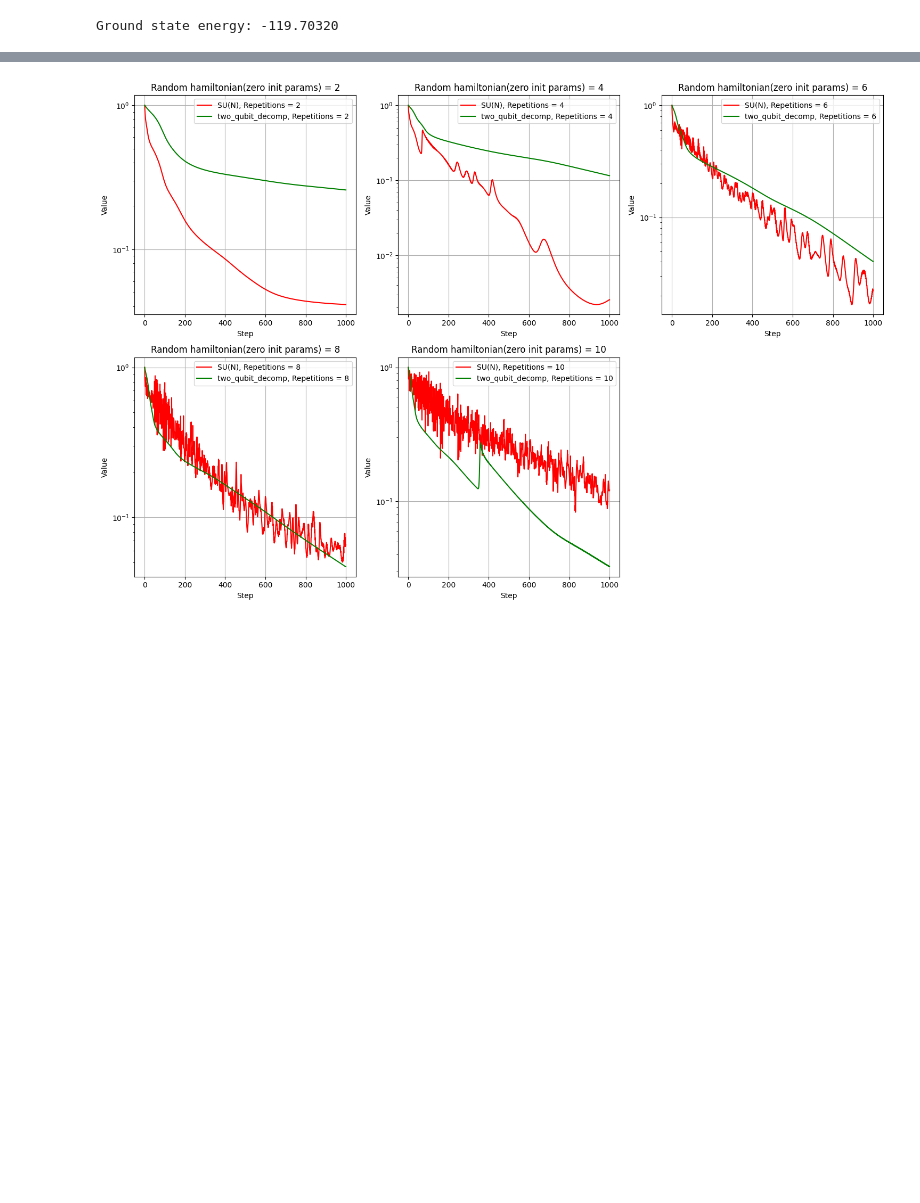
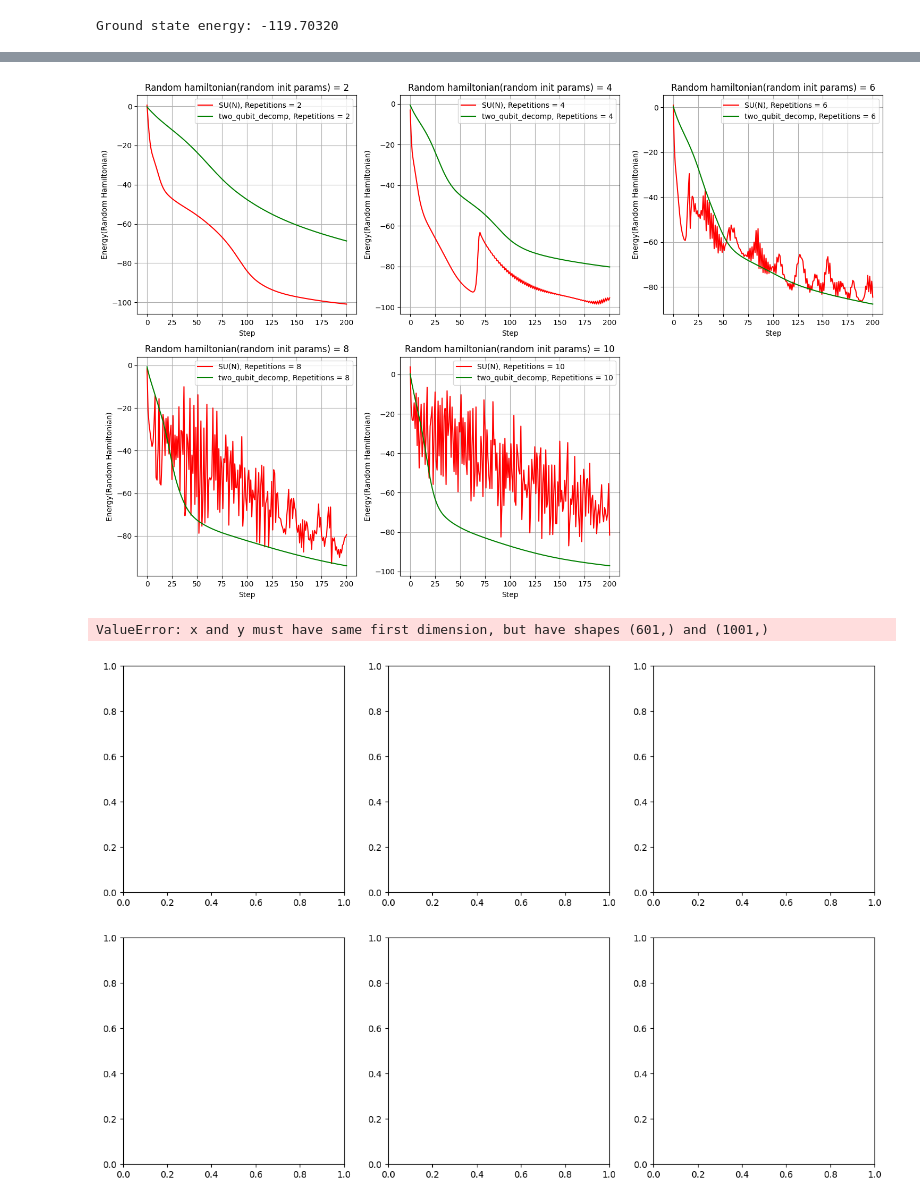
Before and after one commit to MSRudolph/SUN-circuits, a Jupyter notebook: SU(N).ipynb, the cells around one changed output, grey strips where cells are left out. Drawn from its saved outputs; the diff is of its cells as text; code cells hidden in the pictures; blank space fills up the shorter version.

```diff
--- a/SU(N).ipynb
+++ b/SU(N).ipynb
@@ -271,3 +297,47 @@ plt.show()
+# %%
+import matplotlib.pyplot as plt
+import numpy as np
+import pickle
+
+# Assuming the dictionaries dict1 and dict2 are already loaded and contain the necessary data
+
+# Define the number of steps to restrict to 600
+restricted_steps = 200
+
+# Create the subplots
+fig, axes = plt.subplots(nrows=2, ncols=3, figsize=(15, 10))
+
+# Flatten the axes array for easy indexing
+axes = axes.flatten()
+
+# Loop over repetitions and create subplots
+for i, rep in enumerate(repetitions):
+    if i < len(axes):  # Ensure there are enough subplots
+        ax = axes[i]
+
+        # Plot data from dict1
+        ax.plot(np.arange(restricted_steps + 1), dict1[rep][:restricted_steps + 1], color="red", label=f"SU(N), Repetitions = {rep}")
+
+        # Plot data from dict2
+        ax.plot(np.arange(restricted_steps + 1), dict2[rep][:restricted_steps + 1], color="green", label=f"two_qubit_decomp, Repetitions = {rep}")
+
+        # Set plot title and labels
+       # ax.set_yscale('log')
+        ax.set_title(f"Random hamiltonian(random init params) = {rep}")
+        ax.set_xlabel("Step")
+        ax.set_ylabel("Energy(Random Hamiltonian)")
+        #ax.set_ylabel("Relative Error (log Scale)")
+        ax.legend()
+        ax.grid(True)
+
+# Remove any unused subplots
+for j in range(i + 1, len(axes)):
+    fig.delaxes(axes[j])
+
+plt.tight_layout()
+plt.show()
+# %% [output]
+[figure, added]
 # %%
 
 fig, axes = plt.subplots(nrows=2, ncols=3, figsize=(15, 10))
@@ -287,10 +357,10 @@ for i, rep in enumerate(repetitions):
         ax.plot(np.arange(num_steps + 1), dict2[rep], color="green", label=f"two_qubit_decomp, Repetitions = {rep}")
 
         # Set plot title and labels
-        ax.set_yscale('log')
+        #ax.set_yscale('log')
         ax.set_title(f"Random hamiltonian(zero init params) = {rep}")
         ax.set_xlabel("Step")
-        ax.set_ylabel("Value")
+        ax.set_ylabel("Relative Error(log Scale)")
         ax.legend()
         ax.grid(True)
 
@@ -301,4 +371,5 @@ for j in range(i + 1, len(axes)):
 plt.tight_layout()
 plt.show()
 # %% [output]
+ValueError: x and y must have same first dimension, but have shapes (601,) and (1001,)
-[figure, old version]
+[figure, new version]
```
Also changed, not shown: parts of 6 cells of this notebook, 7 other files.
